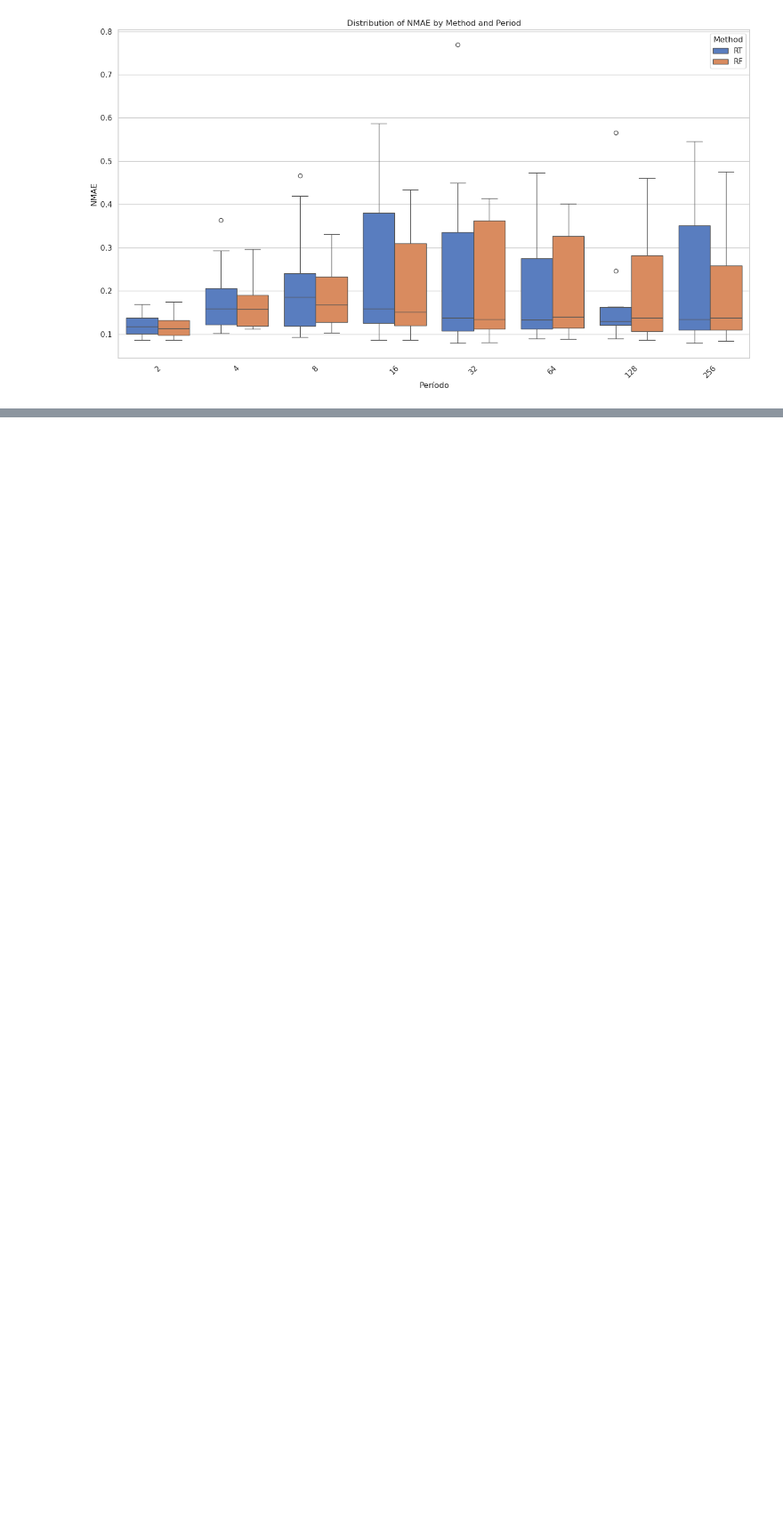
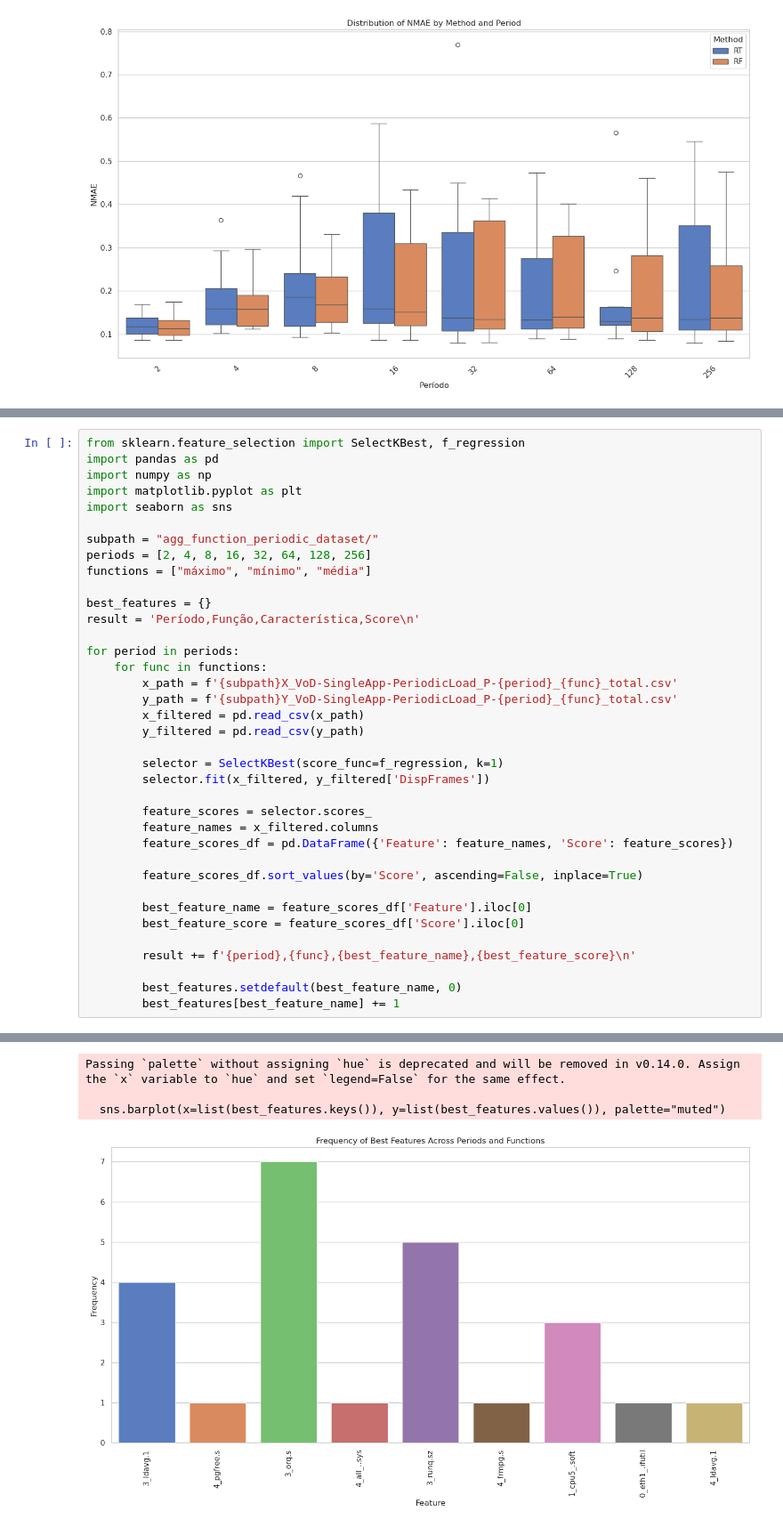
Before and after one commit to DaviVilarinho/ic-intervalo-qos, a Jupyter notebook: AnalisePeriodicidadeAgregada.ipynb, the cells around one changed output, grey strips where cells are left out. Shown at 89% size. Cells and saved outputs as stored; diff of their text form; blank space fills up the shorter version.

```diff
--- a/AnalisePeriodicidadeAgregada.ipynb
+++ b/AnalisePeriodicidadeAgregada.ipynb
@@ -122,0 +123,38 @@ The `ci` parameter is deprecated. Use `errorbar='sd'` for the same effect.
+# %%
+from sklearn.feature_selection import SelectKBest, f_regression
+import pandas as pd
+import numpy as np
+import matplotlib.pyplot as plt
+import seaborn as sns
+
+subpath = "agg_function_periodic_dataset/"
+periods = [2, 4, 8, 16, 32, 64, 128, 256]
+functions = ["máximo", "mínimo", "média"]
+
+best_features = {}
+result = 'Período,Função,Característica,Score\n'
+
+for period in periods:
+    for func in functions:
+        x_path = f'{subpath}X_VoD-SingleApp-PeriodicLoad_P-{period}_{func}_total.csv'
+        y_path = f'{subpath}Y_VoD-SingleApp-PeriodicLoad_P-{period}_{func}_total.csv'
+        x_filtered = pd.read_csv(x_path)
+        y_filtered = pd.read_csv(y_path)
+
+        selector = SelectKBest(score_func=f_regression, k=1)
+        selector.fit(x_filtered, y_filtered['DispFrames'])
+
+        feature_scores = selector.scores_
+        feature_names = x_filtered.columns
+        feature_scores_df = pd.DataFrame({'Feature': feature_names, 'Score': feature_scores})
+
+        feature_scores_df.sort_values(by='Score', ascending=False, inplace=True)
+
+        best_feature_name = feature_scores_df['Feature'].iloc[0]
+        best_feature_score = feature_scores_df['Score'].iloc[0]
+
+        result += f'{period},{func},{best_feature_name},{best_feature_score}\n'
+
+        best_features.setdefault(best_feature_name, 0)
+        best_features[best_feature_name] += 1
+# %% [output]
@@ -122,0 +178,4 @@ The `ci` parameter is deprecated. Use `errorbar='sd'` for the same effect.
+Passing `palette` without assigning `hue` is deprecated and will be removed in v0.14.0. Assign the `x` variable to `hue` and set `legend=False` for the same effect.
+
+  sns.barplot(x=list(best_features.keys()), y=list(best_features.values()), palette="muted")
+[figure, added]
```
Also changed, not shown: parts of 4 cells of this notebook.
